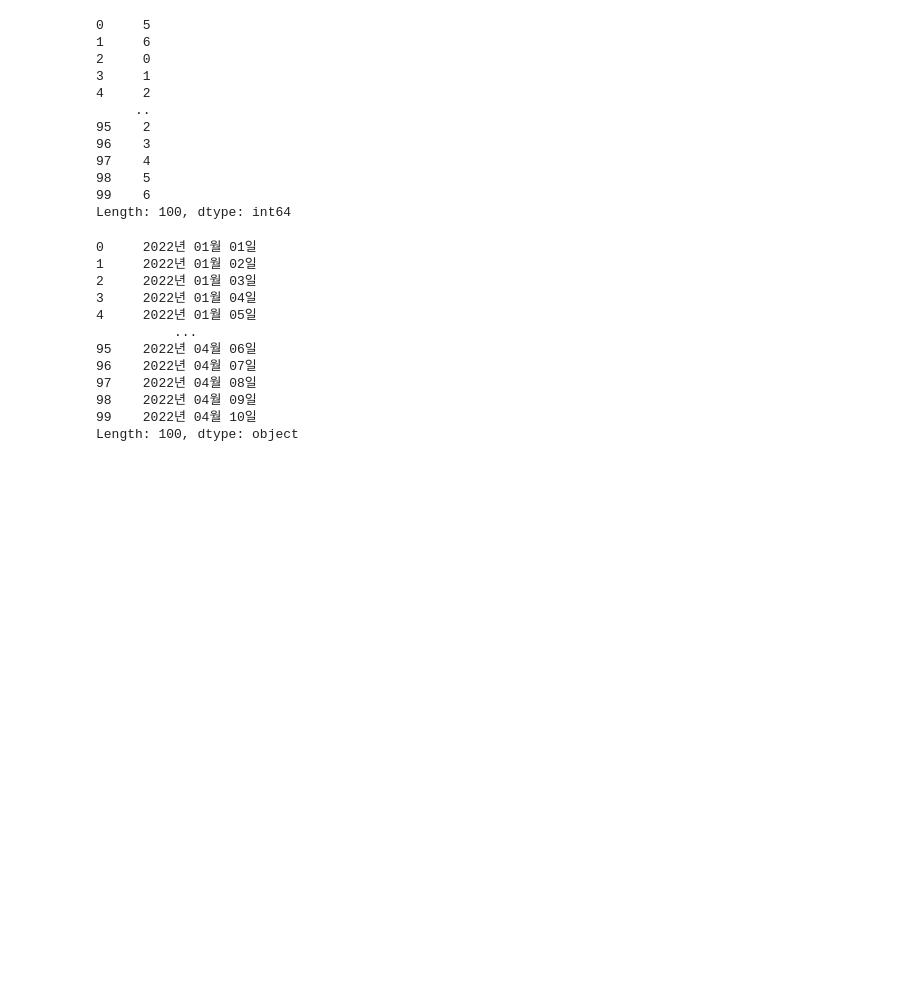
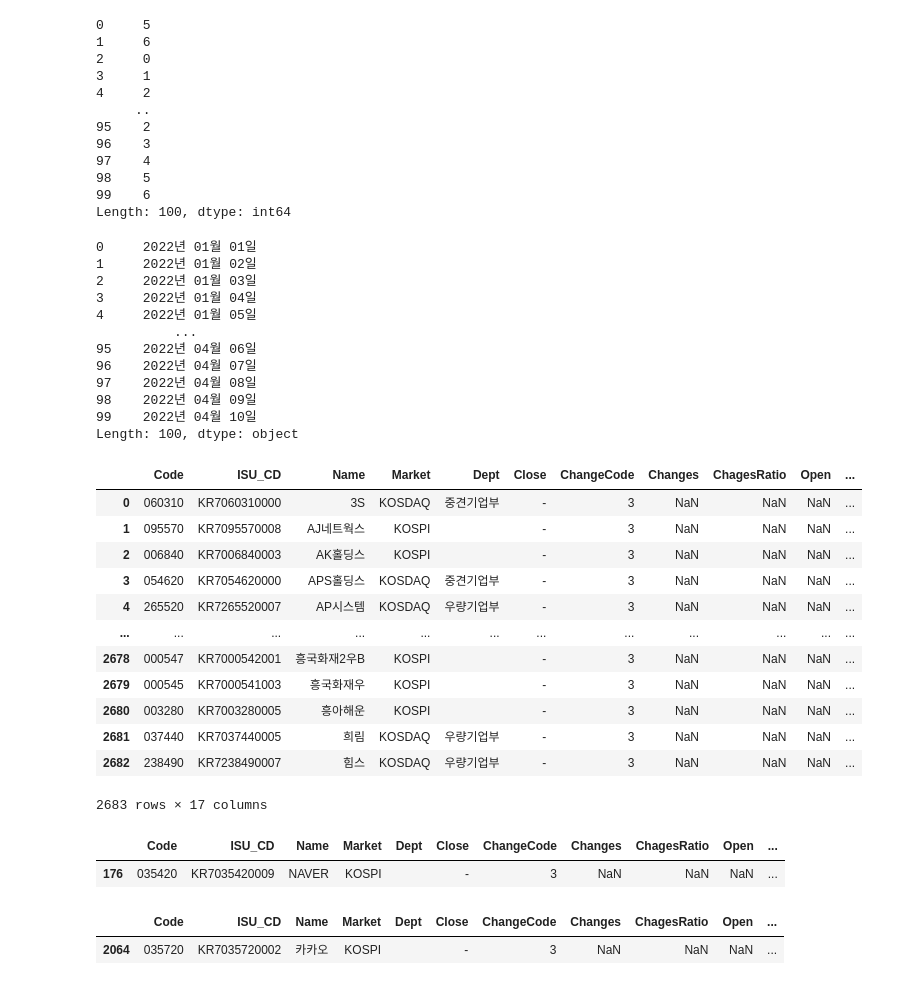
Before and after one commit to LeeJaeEun0/PlayData_221209, a Jupyter notebook: 221209_ch02_pandas02.ipynb, the cells around one changed output. Saved outputs shown, nothing was run; the diff lists cells and outputs as text; code cells hidden in the pictures; blank space fills up the shorter version.

```diff
--- a/221209_ch02_pandas02.ipynb
+++ b/221209_ch02_pandas02.ipynb
@@ -1144,0 +1152,17 @@ Length: 100, dtype: object
+# %%
+fdr.StockListing('KRX') # 현재 상장된 한국 주식데이터 목록
+# 삼성전자 : 005930
+# %% [output]
+|  | Code | ISU_CD | Name | Market | Dept | Close | ChangeCode | Changes | ChagesRatio | Open | ... |
+| 0 | 060310 | KR7060310000 | 3S | KOSDAQ | 중견기업부 | - | 3 | NaN | NaN | NaN | ... |
+| 1 | 095570 | KR7095570008 | AJ네트웍스 | KOSPI |  | - | 3 | NaN | NaN | NaN | ... |
+| 2 | 006840 | KR7006840003 | AK홀딩스 | KOSPI |  | - | 3 | NaN | NaN | NaN | ... |
+| 3 | 054620 | KR7054620000 | APS홀딩스 | KOSDAQ | 중견기업부 | - | 3 | NaN | NaN | NaN | ... |
+| 4 | 265520 | KR7265520007 | AP시스템 | KOSDAQ | 우량기업부 | - | 3 | NaN | NaN | NaN | ... |
+| ... | ... | ... | ... | ... | ... | ... | ... | ... | ... | ... | ... |
+| 2678 | 000547 | KR7000542001 | 흥국화재2우B | KOSPI |  | - | 3 | NaN | NaN | NaN | ... |
+| 2679 | 000545 | KR7000541003 | 흥국화재우 | KOSPI |  | - | 3 | NaN | NaN | NaN | ... |
+| 2680 | 003280 | KR7003280005 | 흥아해운 | KOSPI |  | - | 3 | NaN | NaN | NaN | ... |
+| 2681 | 037440 | KR7037440005 | 희림 | KOSDAQ | 우량기업부 | - | 3 | NaN | NaN | NaN | ... |
+| 2682 | 238490 | KR7238490007 | 힘스 | KOSDAQ | 우량기업부 | - | 3 | NaN | NaN | NaN | ... |
+2683 rows × 17 columns
@@ -1144,0 +1171,10 @@ Length: 100, dtype: object
+# %%
+df[df.Name == 'NAVER']
+# %% [output]
+|  | Code | ISU_CD | Name | Market | Dept | Close | ChangeCode | Changes | ChagesRatio | Open | ... |
+| 176 | 035420 | KR7035420009 | NAVER | KOSPI |  | - | 3 | NaN | NaN | NaN | ... |
+# %%
+df[df.Name == '카카오']
+# %% [output]
+|  | Code | ISU_CD | Name | Market | Dept | Close | ChangeCode | Changes | ChagesRatio | Open | ... |
+| 2064 | 035720 | KR7035720002 | 카카오 | KOSPI |  | - | 3 | NaN | NaN | NaN | ... |
```
Also changed, not shown: parts of 11 cells of this notebook, 1 other file.
